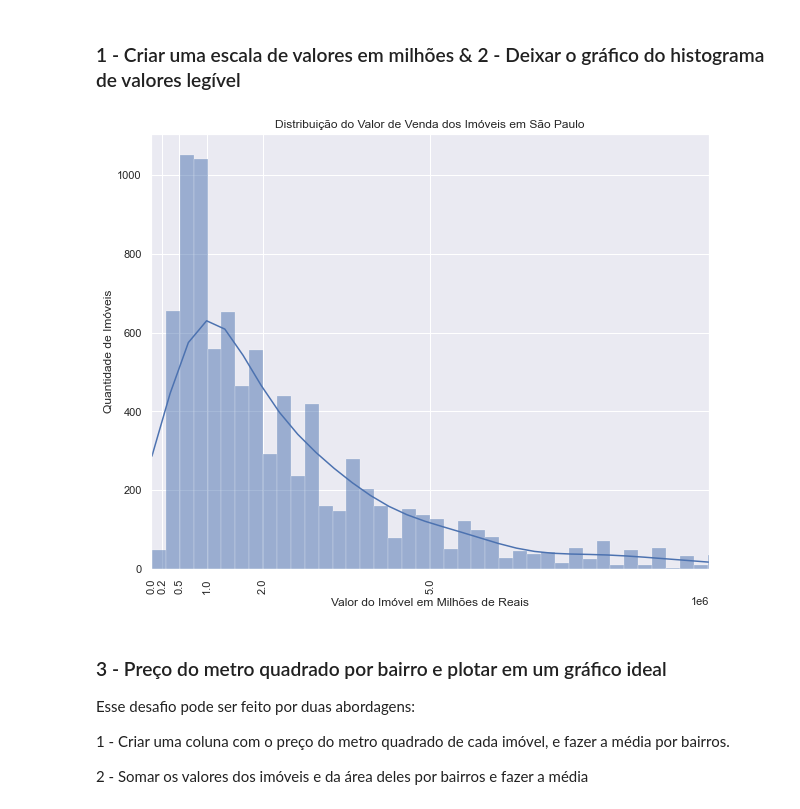
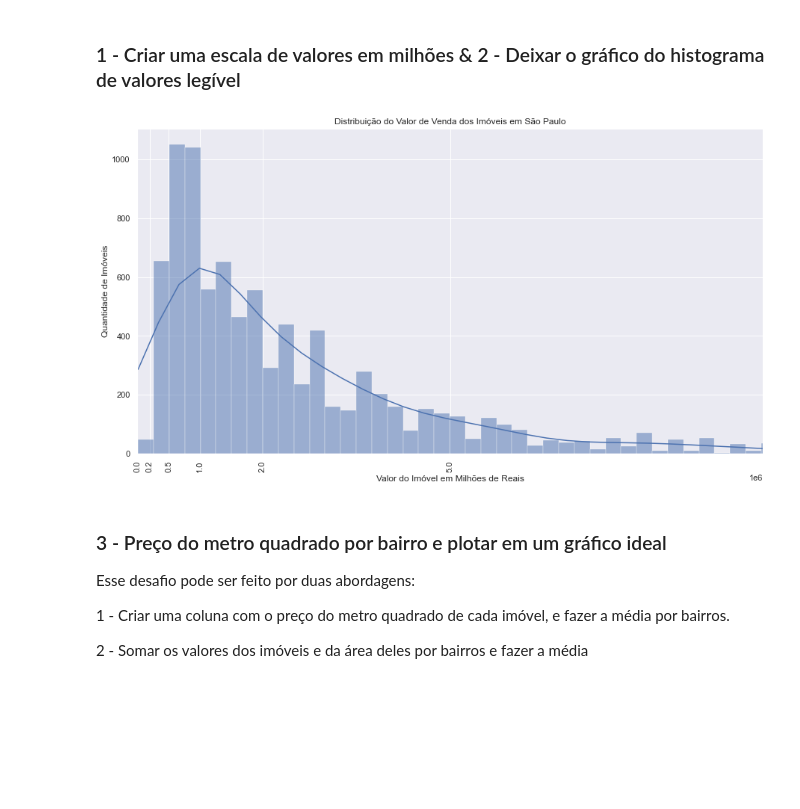
Before and after one commit to iagomachadoeng/Imersao_Dados_Alura_04, a Jupyter notebook: Imersao_dados_4_aula02.ipynb, the cells around one changed output. Saved outputs shown, nothing was run; the diff lists cells and outputs as text; code cells hidden in the pictures; blank space fills up the shorter version.

```diff
--- a/Imersao_dados_4_aula02.ipynb
+++ b/Imersao_dados_4_aula02.ipynb
@@ -366,17 +366,17 @@ plt.show()
 # %% [markdown]
 ### 1 - Criar uma escala de valores em milhões & 2 - Deixar o gráfico do histograma de valores legível
 # %%
-plt.figure(figsize=(10, 8))
+plt.figure(figsize=(15, 8))
 ax = sns.histplot(data = dados_vendas, x = "Valor_anuncio_float", kde = True)
 ax.set_title("Histograma Valor Imóvel")
 plt.xticks([0, 200000, 500000, 1000000, 2000000, 5000000], rotation=90)
 plt.xlim((-50, 10000000))
 plt.xlabel('Valor do Imóvel em Milhões de Reais')
 plt.ylabel('Quantidade de Imóveis')
 plt.title('Distribuição do Valor de Venda dos Imóveis em São Paulo')
 plt.show()
 # %% [output]
-[figure, old version]
+[figure, new version]
 # %% [markdown]
 ### 3 - Preço do metro quadrado por bairro e plotar em um gráfico ideal
 
```
Also changed, not shown: parts of 7 cells of this notebook.
